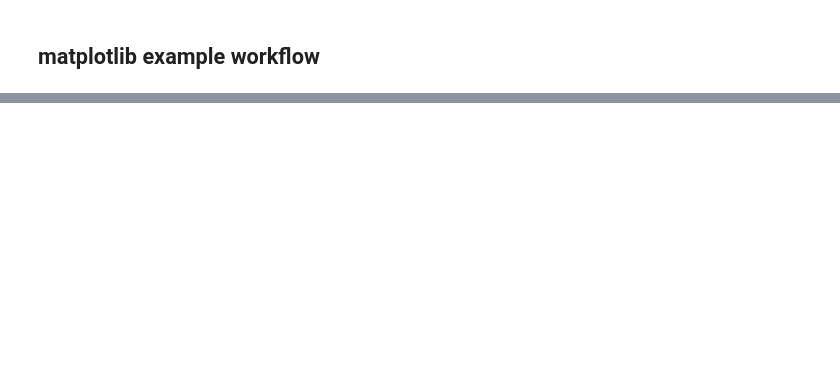
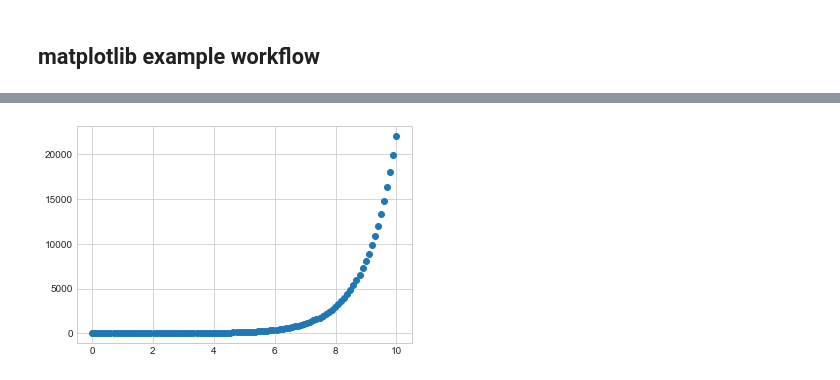
Before and after one commit to bishalsarkar77730/learn_data_science, a Jupyter notebook: learn-matplotlib.ipynb, the cells around one changed output, grey strips where cells are left out. Cells and saved outputs as stored; diff of their text form; code cells hidden in the pictures; blank space fills up the shorter version.

```diff
--- a/learn-matplotlib.ipynb
+++ b/learn-matplotlib.ipynb
@@ -70,0 +96,6 @@ fig.savefig("images/samplee-plot.png")
+# %%
+# Use same data to make a scatter
+fig, ax = plt.subplots()
+ax.scatter(x, np.exp(x));
+# %% [output]
+[figure, added]
```
Also changed, not shown: parts of 51 cells of this notebook, 3 other files.
